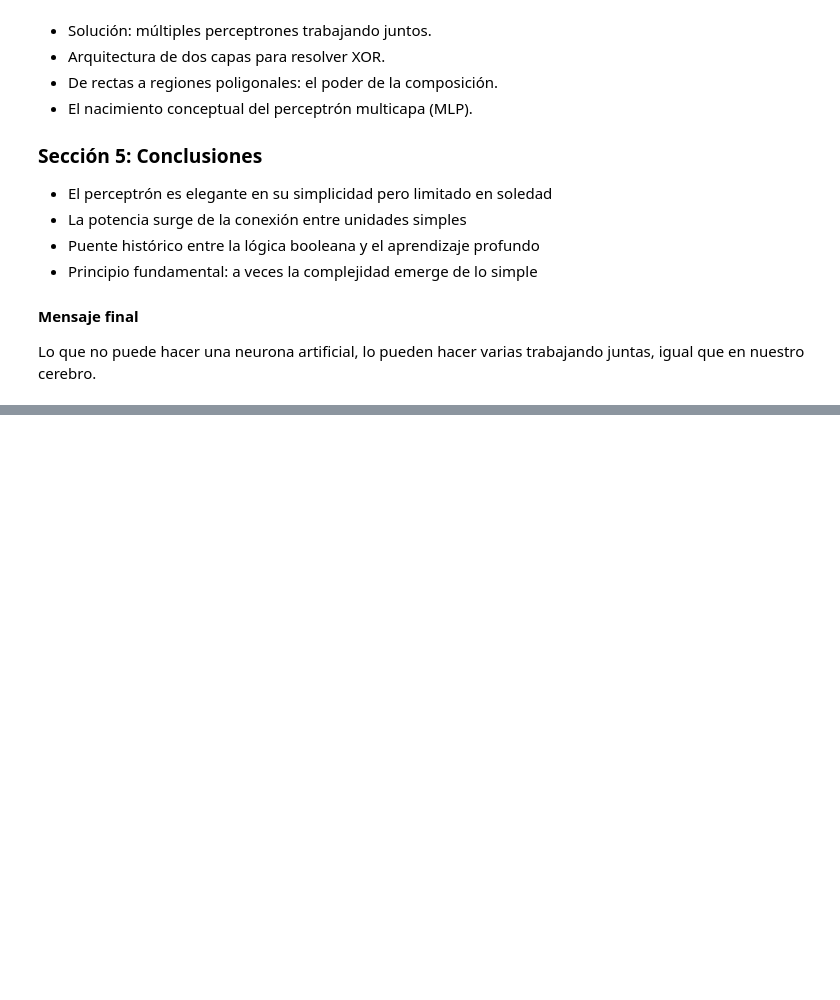
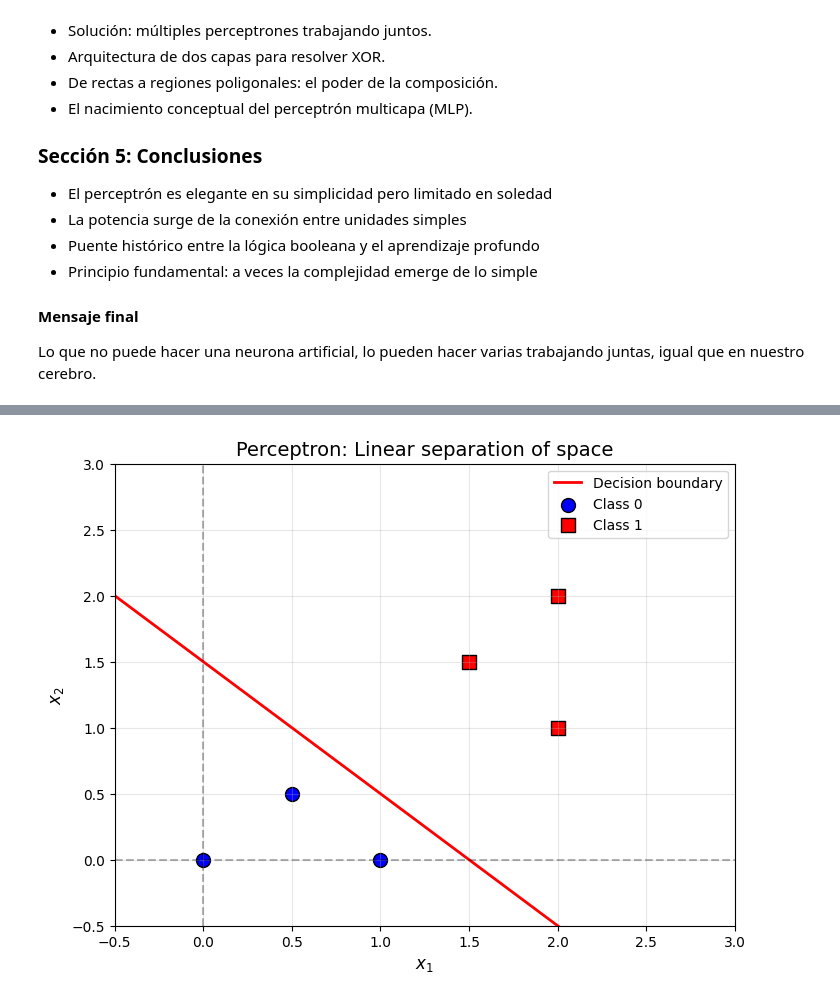
Before and after one commit to financieras/articulos, a Jupyter notebook: El_perceptron.ipynb, the cells around one changed output, grey strips where cells are left out. Cells and saved outputs as stored; diff of their text form; code cells hidden in the pictures; blank space fills up the shorter version.

```diff
--- a/El_perceptron.ipynb
+++ b/El_perceptron.ipynb
@@ -46,0 +196,36 @@ Lo que no puede hacer una neurona artificial, lo pueden hacer varias trabajando
+# %%
+import matplotlib.pyplot as plt
+
+# Create a perceptron with specific weights
+weights = np.array([1, 1])
+bias = -1.5
+
+# Generate test points
+x1 = np.linspace(-1, 3, 100)
+x2 = -(weights[0] * x1 + bias) / weights[1]  # Solve for x2
+
+# Visualize
+plt.figure(figsize=(8, 6))
+plt.plot(x1, x2, 'r-', linewidth=2, label='Decision boundary')
+plt.axhline(0, color='k', linestyle='--', alpha=0.3)
+plt.axvline(0, color='k', linestyle='--', alpha=0.3)
+
+# Add some example points
+class_0_points = np.array([[0, 0], [0.5, 0.5], [1, 0]])
+class_1_points = np.array([[2, 2], [1.5, 1.5], [2, 1]])
+
+plt.scatter(class_0_points[:, 0], class_0_points[:, 1],
+           c='blue', s=100, marker='o', label='Class 0', edgecolors='k')
+plt.scatter(class_1_points[:, 0], class_1_points[:, 1],
+           c='red', s=100, marker='s', label='Class 1', edgecolors='k')
+
+plt.xlabel('$x_1$', fontsize=12)
+plt.ylabel('$x_2$', fontsize=12)
+plt.title('Perceptron: Linear separation of space', fontsize=14)
+plt.legend()
+plt.grid(True, alpha=0.3)
+plt.xlim(-0.5, 3)
+plt.ylim(-0.5, 3)
+plt.show()
+# %% [output]
+[figure, added]
```
Also changed, not shown: parts of 14 cells of this notebook.
